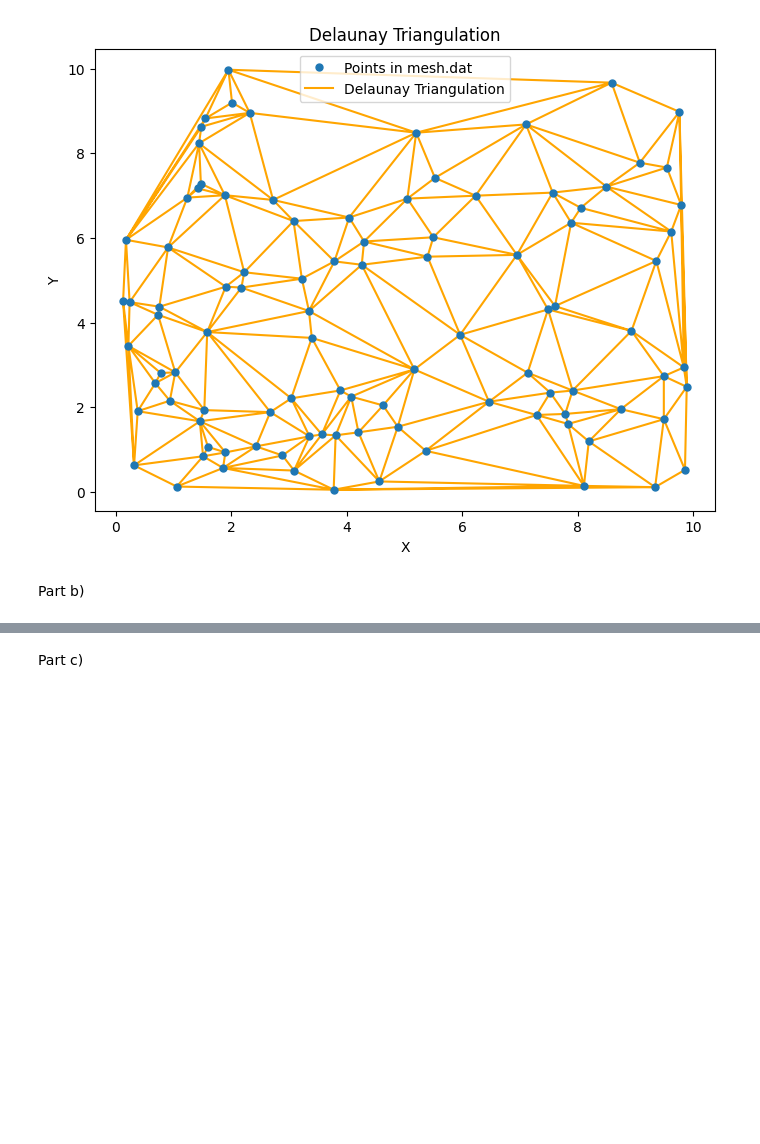
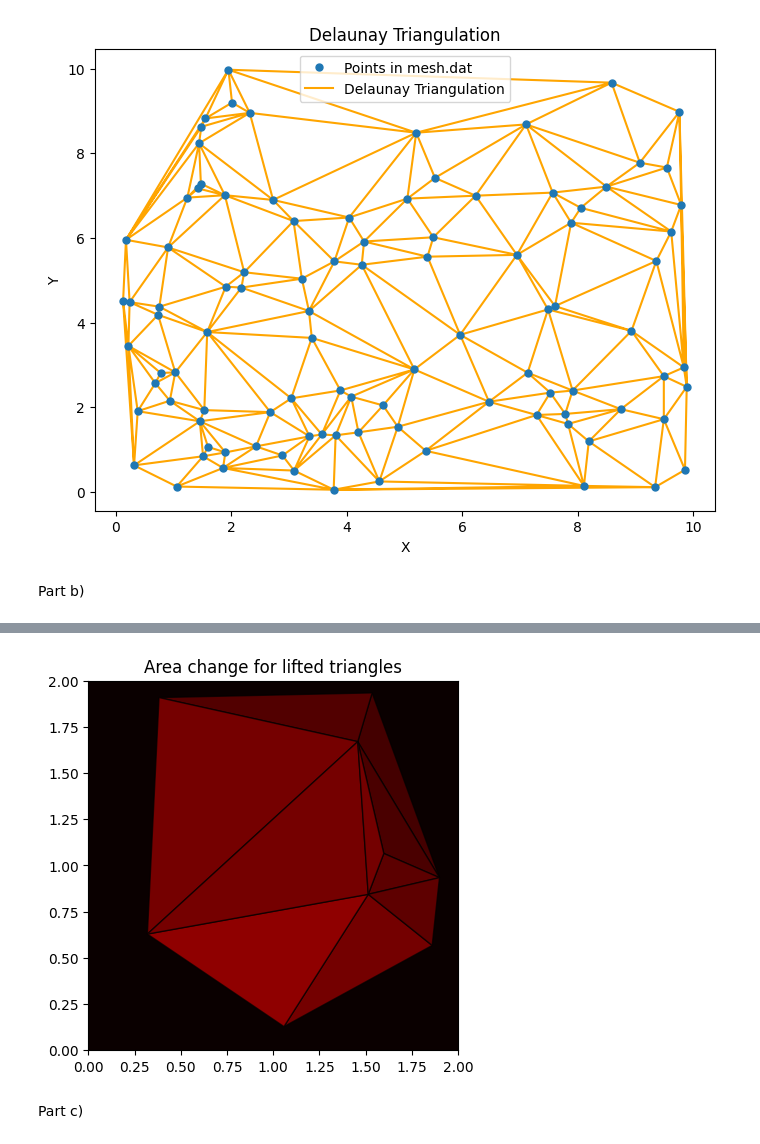
Before and after one commit to wcmelby/129L_ProblemSet_2, a Jupyter notebook: Problem3.ipynb, the cells around one changed output, grey strips where cells are left out. Cells and saved outputs as stored; diff of their text form; code cells hidden in the pictures; blank space fills up the shorter version.

```diff
--- a/Problem3.ipynb
+++ b/Problem3.ipynb
@@ -163,2 +214,51 @@ plt.show()
+# %%
+points = np.column_stack((X, Y))
+tri = Delaunay(points)
+# %%
+def triangle_area(p1, p2, p3): #input is numpy arrays p = [x, y, z]
+
+    # Calculate the vectors for two sides of the triangle, and their cross product
+    v1 = p2 - p1
+    v2 = p3 - p1
+    cross_product = np.cross(v1, v2)
+
+    area = 0.5 * np.linalg.norm(cross_product)    #area is half the parallelogram they form
+    return area
+
+def lift_f(x, y):
+    return x**2 + y**2
+# %%
+tricoords = tri.simplices
+
+# Plot heat map background
+plt.imshow(np.zeros((2, 2)), cmap='hot', origin='lower', extent=(0, 2, 0, 2))
+
+for t in tricoords:
+    p1 = points[t[0]]
+    p2 = points[t[1]]
+    p3 = points[t[2]]
+    #print("Points: ", p1, p2, p3)
+    og_area = triangle_area(p1,p2,p3)
+    #print("Area: ", og_area)
+
+    z1 = lift_f(p1[0], p1[1])
+    lifted_p1 = np.append(p1, z1)
+    z2 = lift_f(p2[0], p2[1])
+    lifted_p2 = np.append(p2, z2)
+    z3 = lift_f(p3[0], p3[1])
+    lifted_p3 = np.append(p3, z3)
+
+    new_area = triangle_area(lifted_p1, lifted_p2, lifted_p3)
+
+    redness = (og_area/new_area)
+
+    x_coords = [p1[0], p2[0], p3[0]]  # Extract x and y coordinates of the points
+    y_coords = [p1[1], p2[1], p3[1]]
+    plt.fill(x_coords, y_coords, color=(2*redness, 0, 0), edgecolor='black', alpha=0.7)    # Plot and fill the triangle, using an RGB tuple
+    plt.title('Area change for lifted triangles')
+
+plt.show()
+# %% [output]
+[figure, added]
 # %% [markdown]
 Part c)
```
Also changed, not shown: parts of 21 cells of this notebook, 3 other files.
